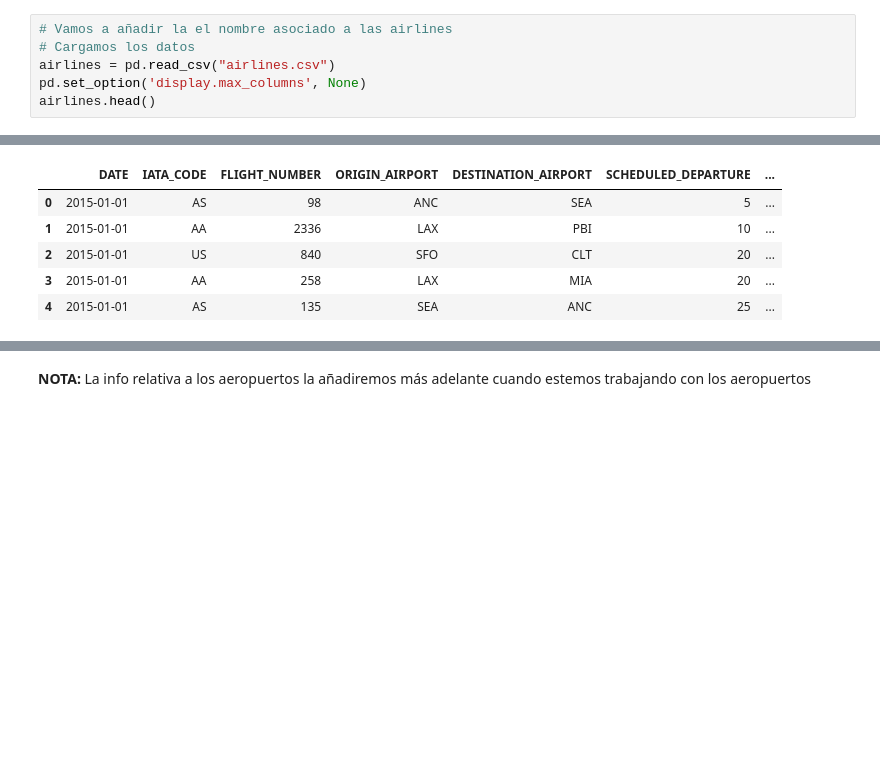
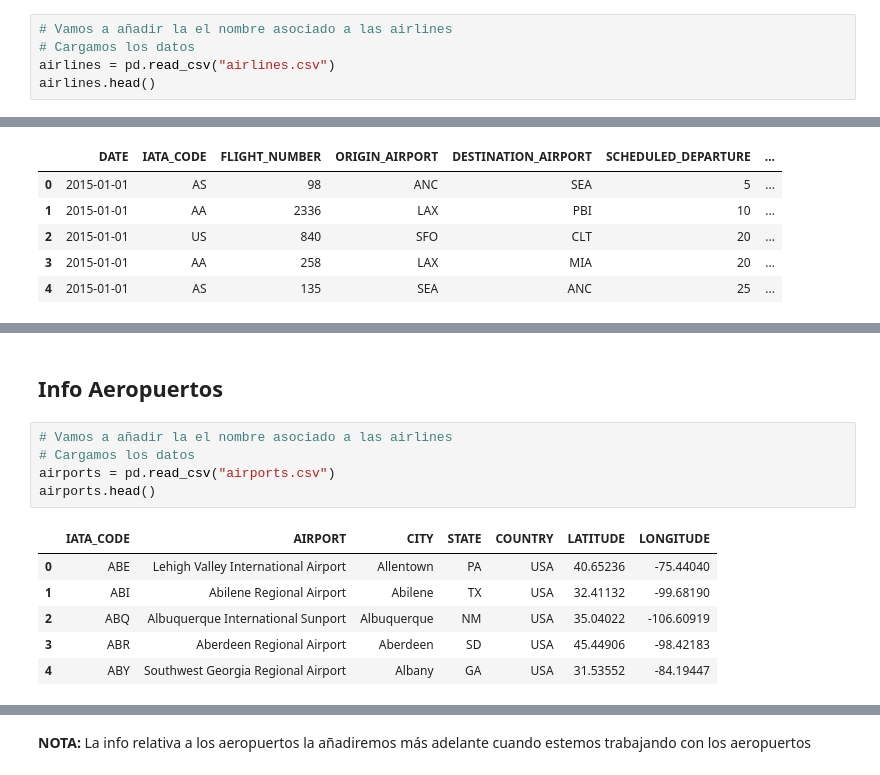
Before and after one commit to inesgfortis/Aircraft_Delays_Analysis, a Jupyter notebook: Preprocessing.ipynb, the cells around one changed output, grey strips where cells are left out. Saved outputs shown, nothing was run; the diff lists cells and outputs as text; blank space fills up the shorter version.

```diff
--- a/Preprocessing.ipynb
+++ b/Preprocessing.ipynb
@@ -394,7 +395,6 @@ df.head()
 # Vamos a añadir la el nombre asociado a las airlines
 # Cargamos los datos
 airlines = pd.read_csv("airlines.csv")
-pd.set_option('display.max_columns', None)
 airlines.head()
 # %% [output]
 |  | IATA_CODE | AIRLINE |
@@ -438,3 +445,17 @@ flights.head()
 | 2 | 2015-01-01 | US | US Airways Inc. | 840 | SFO | CLT | 20 | ... |
 | 3 | 2015-01-01 | AA | American Airlines Inc. | 258 | LAX | MIA | 20 | ... |
 | 4 | 2015-01-01 | AS | Alaska Airlines Inc. | 135 | SEA | ANC | 25 | ... |
+# %% [markdown]
+## Info Aeropuertos
+# %%
+# Vamos a añadir la el nombre asociado a las airlines
+# Cargamos los datos
+airports = pd.read_csv("airports.csv")
+airports.head()
+# %% [output]
+|  | IATA_CODE | AIRPORT | CITY | STATE | COUNTRY | LATITUDE | LONGITUDE |
+| 0 | ABE | Lehigh Valley International Airport | Allentown | PA | USA | 40.65236 | -75.44040 |
+| 1 | ABI | Abilene Regional Airport | Abilene | TX | USA | 32.41132 | -99.68190 |
+| 2 | ABQ | Albuquerque International Sunport | Albuquerque | NM | USA | 35.04022 | -106.60919 |
+| 3 | ABR | Aberdeen Regional Airport | Aberdeen | SD | USA | 45.44906 | -98.42183 |
+| 4 | ABY | Southwest Georgia Regional Airport | Albany | GA | USA | 31.53552 | -84.19447 |
```
Also changed, not shown: parts of 16 cells of this notebook.
